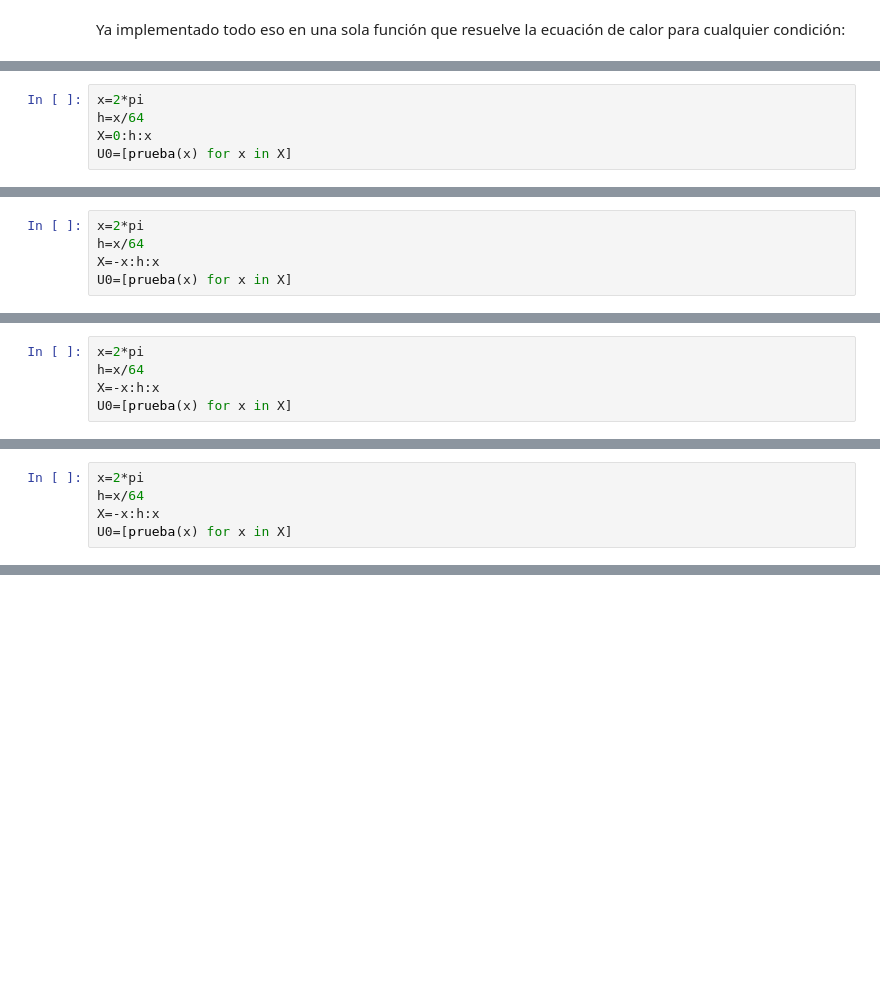
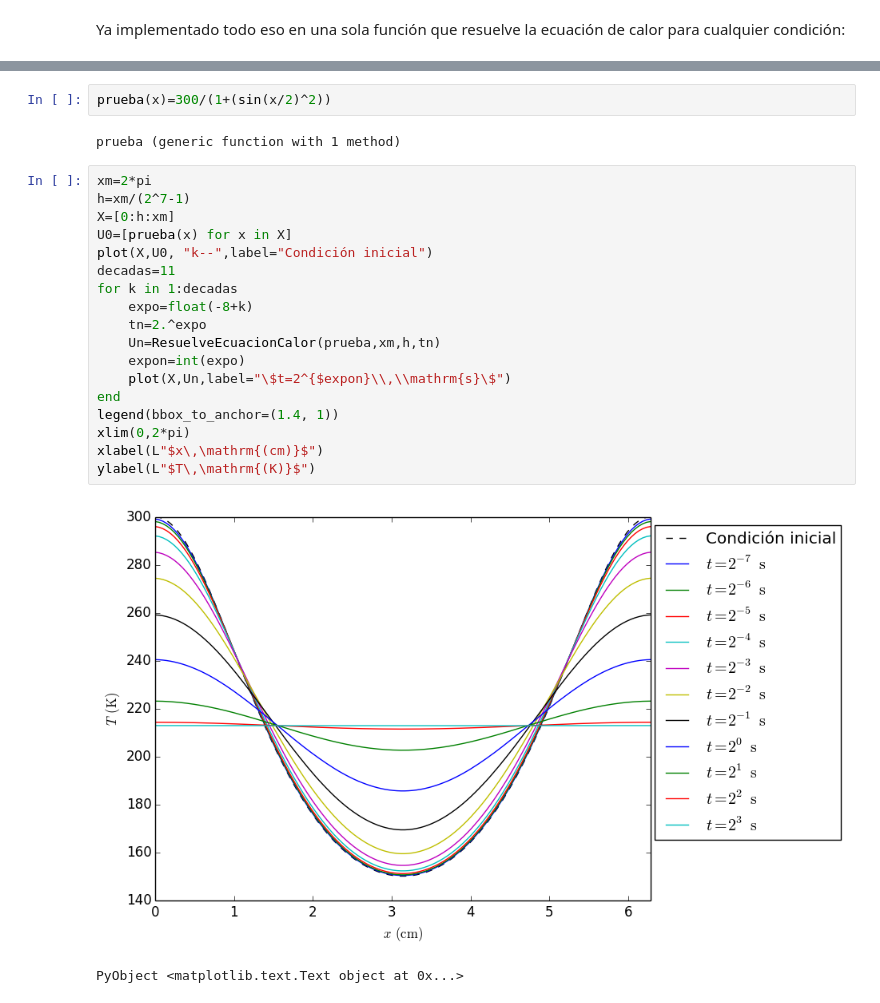
Before and after one commit to carlosmvillegasb/ProyectoFinal, a Jupyter notebook: ProyectoFourier_Granados-Villegas.ipynb, the cells around one changed output, grey strips where cells are left out. Drawn from its saved outputs; the diff is of its cells as text; blank space fills up the shorter version.

Commit message:
Codigo de ecuacion de calor completo, con pruebas exitosas, y correcciones a los markdowns de ecuacion de onda y de calor

```diff
--- a/ProyectoFourier_Granados-Villegas.ipynb
+++ b/ProyectoFourier_Granados-Villegas.ipynb
@@ -331,5 +103,0 @@ prueba (generic function with 1 method)
-# %%
-x=2*pi
-h=x/64
-X=0:h:x
-U0=[prueba(x) for x in X]
@@ -411,5 +103,0 @@ prueba (generic function with 1 method)
-# %%
-x=2*pi
-h=x/64
-X=-x:h:x
-U0=[prueba(x) for x in X]
@@ -471,5 +103,0 @@ prueba (generic function with 1 method)
-# %%
-x=2*pi
-h=x/64
-X=-x:h:x
-U0=[prueba(x) for x in X]
@@ -530,5 +103,0 @@ prueba (generic function with 1 method)
-# %%
-x=2*pi
-h=x/64
-X=-x:h:x
-U0=[prueba(x) for x in X]
@@ -665,0 +121,25 @@ end
+# %%
+prueba(x)=300/(1+(sin(x/2)^2))
+# %% [output]
+prueba (generic function with 1 method)
+# %%
+xm=2*pi
+h=xm/(2^7-1)
+X=[0:h:xm]
+U0=[prueba(x) for x in X]
+plot(X,U0, "k--",label="Condición inicial")
+decadas=11
+for k in 1:decadas
+    expo=float(-8+k)
+    tn=2.^expo
+    Un=ResuelveEcuacionCalor(prueba,xm,h,tn)
+    expon=int(expo)
+    plot(X,Un,label="\$t=2^{$expon}\\,\\mathrm{s}\$")
+end
+legend(bbox_to_anchor=(1.4, 1))
+xlim(0,2*pi)
+xlabel(L"$x\,\mathrm{(cm)}$")
+ylabel(L"$T\,\mathrm{(K)}$")
+# %% [output]
+[figure, added]
+PyObject <matplotlib.text.Text object at 0x...>
```
Also changed, not shown: parts of 63 cells of this notebook.
